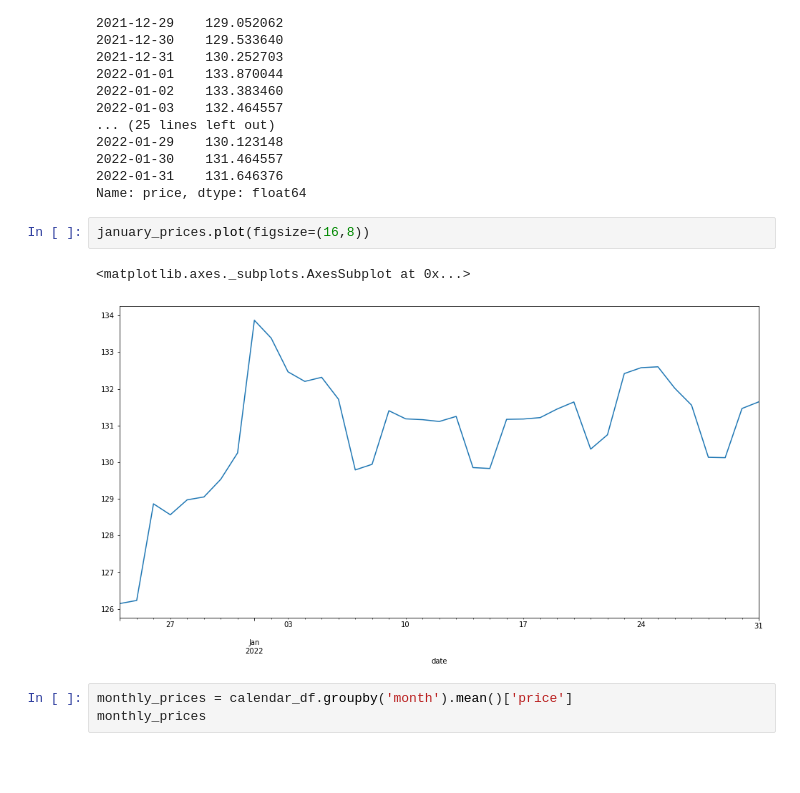
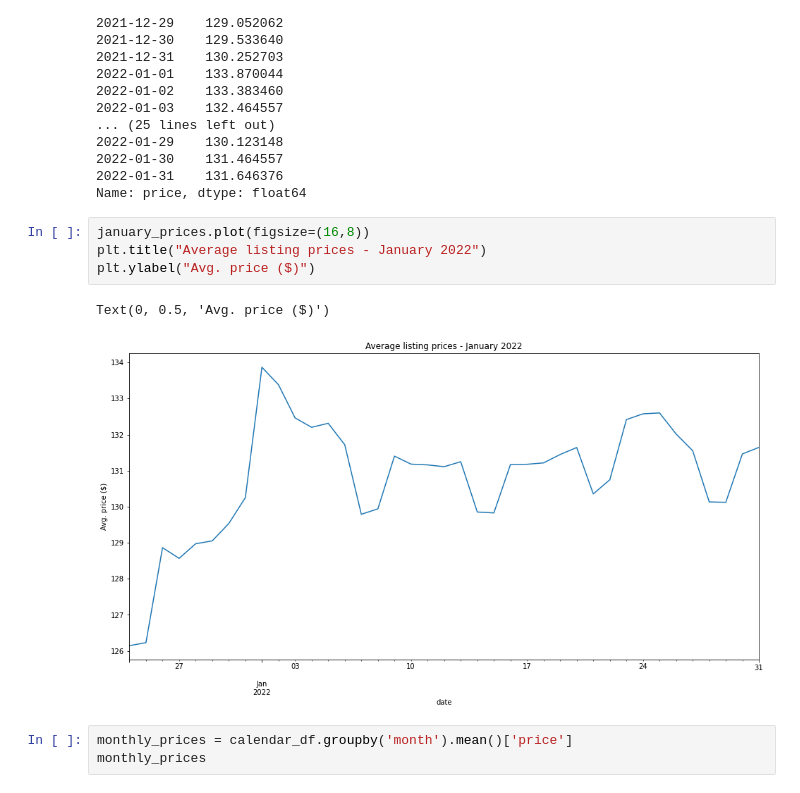
Before and after one commit to mstachl/Airbnb_Munich_EDA, a Jupyter notebook: airbnb_munich_EDA.ipynb, the cells around one changed output. Cells and saved outputs as stored; diff of their text form; blank space fills up the shorter version.

```diff
--- a/airbnb_munich_EDA.ipynb
+++ b/airbnb_munich_EDA.ipynb
@@ -678,9 +699,11 @@ date
 Name: price, dtype: float64
 # %%
 january_prices.plot(figsize=(16,8))
+plt.title("Average listing prices - January 2022")
+plt.ylabel("Avg. price ($)")
 # %% [output]
-<matplotlib.axes._subplots.AxesSubplot at 0x...>
+Text(0, 0.5, 'Avg. price ($)')
-[figure, old version]
+[figure, new version]
 # %%
 monthly_prices = calendar_df.groupby('month').mean()['price']
 monthly_prices
```
Also changed, not shown: parts of 14 cells of this notebook.
